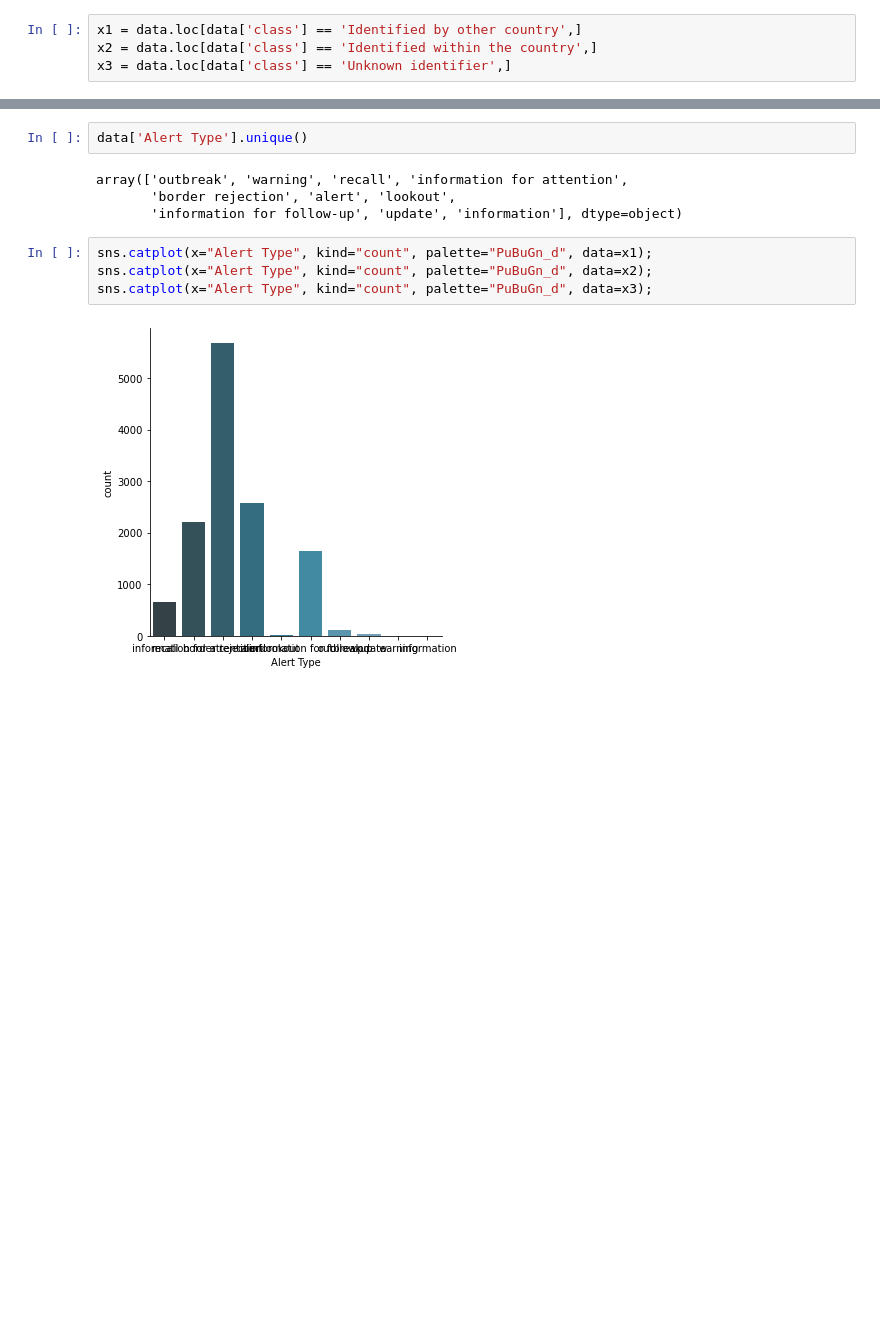
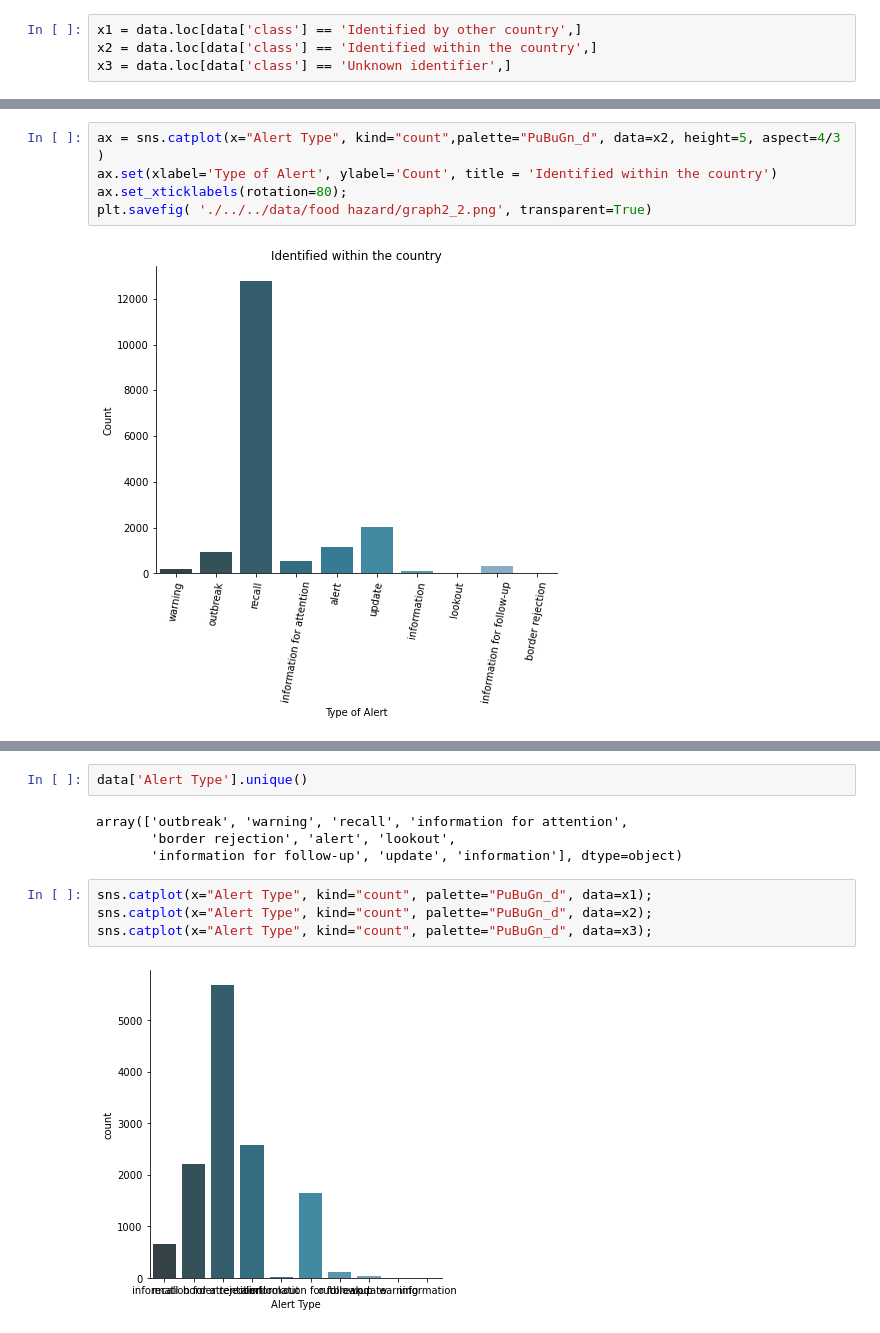
Before and after one commit to lenkahas/lenkahas.github.io, a Jupyter notebook: fsa.ipynb, the cells around one changed output, grey strips where cells are left out. Saved outputs shown, nothing was run; the diff lists cells and outputs as text; blank space fills up the shorter version.

```diff
--- a/fsa.ipynb
+++ b/fsa.ipynb
@@ -59,0 +119,7 @@ x3 = data.loc[data['class'] == 'Unknown identifier',]
+# %%
+ax = sns.catplot(x="Alert Type", kind="count",palette="PuBuGn_d", data=x2, height=5, aspect=4/3 )
+ax.set(xlabel='Type of Alert', ylabel='Count', title = 'Identified within the country')
+ax.set_xticklabels(rotation=80);
+plt.savefig( './../../data/food hazard/graph2_2.png', transparent=True)
+# %% [output]
+[figure, added]
```
Also changed, not shown: parts of 10 cells of this notebook, 9 other files.
